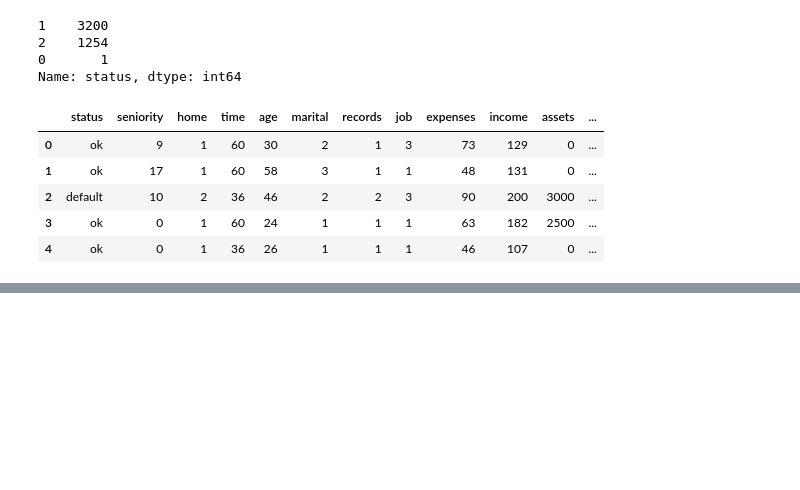
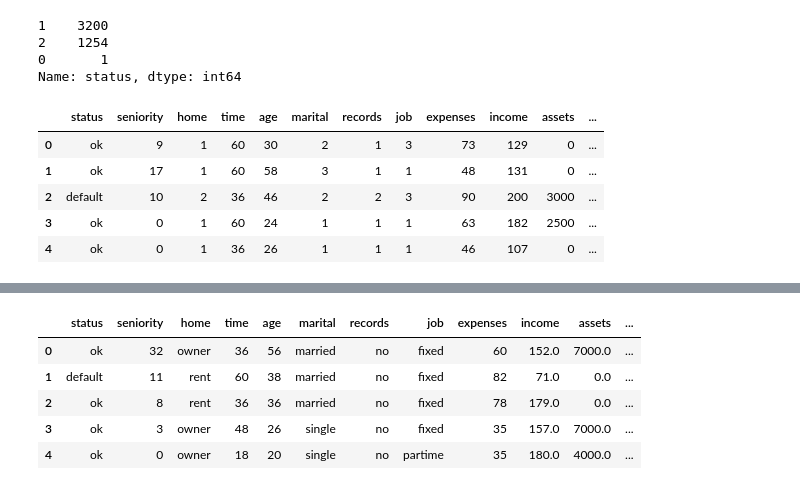
Before and after one commit to Benjamin-Ojo/ml_zoomcamp_code, a Jupyter notebook: chapter 6 - decision_tree/decision_tree-credit_score.ipynb, the cells around one changed output, grey strips where cells are left out. Saved outputs shown, nothing was run; the diff lists cells and outputs as text; code cells hidden in the pictures; blank space fills up the shorter version.

```diff
--- a/chapter 6 - decision_tree/decision_tree-credit_score.ipynb
+++ b/chapter 6 - decision_tree/decision_tree-credit_score.ipynb
@@ -194,0 +192,22 @@ dv = DictVectorizer(spare = False)
+# %%
+# Splitting dataset.
+# Full_Train & Test Dataset.
+credit_train_full, credit_test = train_test_split(credit_score, test_size= 0.2, random_state = 10)
+
+# Train & Validation Dataset.
+credit_train, credit_val = train_test_split(credit_train_full, test_size = 0.25, random_state = 10)
+
+# Reset index values.
+credit_train_full = credit_train_full.reset_index(drop=True)
+credit_test = credit_test.reset_index(drop = True)
+credit_train = credit_train.reset_index(drop = True)
+
+#
+credit_train.head()
+# %% [output]
+|  | status | seniority | home | time | age | marital | records | job | expenses | income | assets | ... |
+| 0 | ok | 32 | owner | 36 | 56 | married | no | fixed | 60 | 152.0 | 7000.0 | ... |
+| 1 | default | 11 | rent | 60 | 38 | married | no | fixed | 82 | 71.0 | 0.0 | ... |
+| 2 | ok | 8 | rent | 36 | 36 | married | no | fixed | 78 | 179.0 | 0.0 | ... |
+| 3 | ok | 3 | owner | 48 | 26 | single | no | fixed | 35 | 157.0 | 7000.0 | ... |
+| 4 | ok | 0 | owner | 18 | 20 | single | no | partime | 35 | 180.0 | 4000.0 | ... |
```
Also changed, not shown: parts of 11 cells of this notebook.
